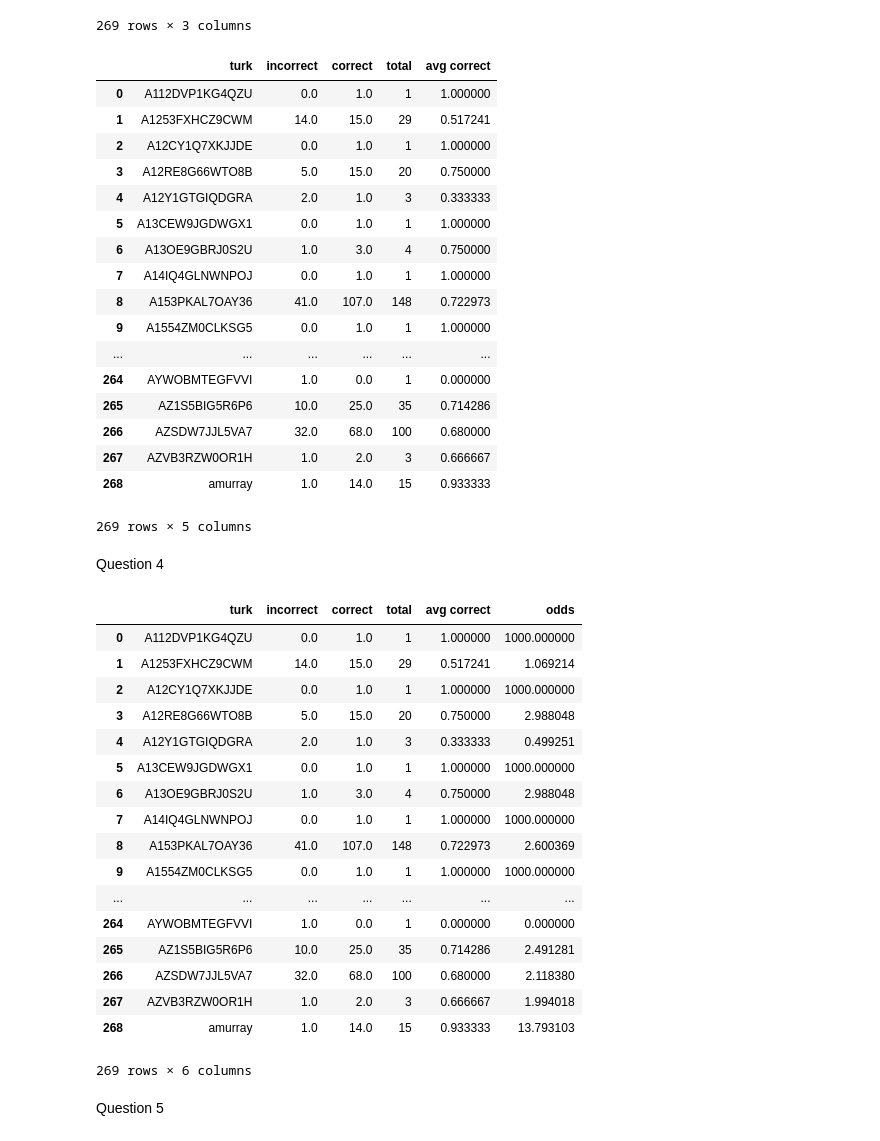
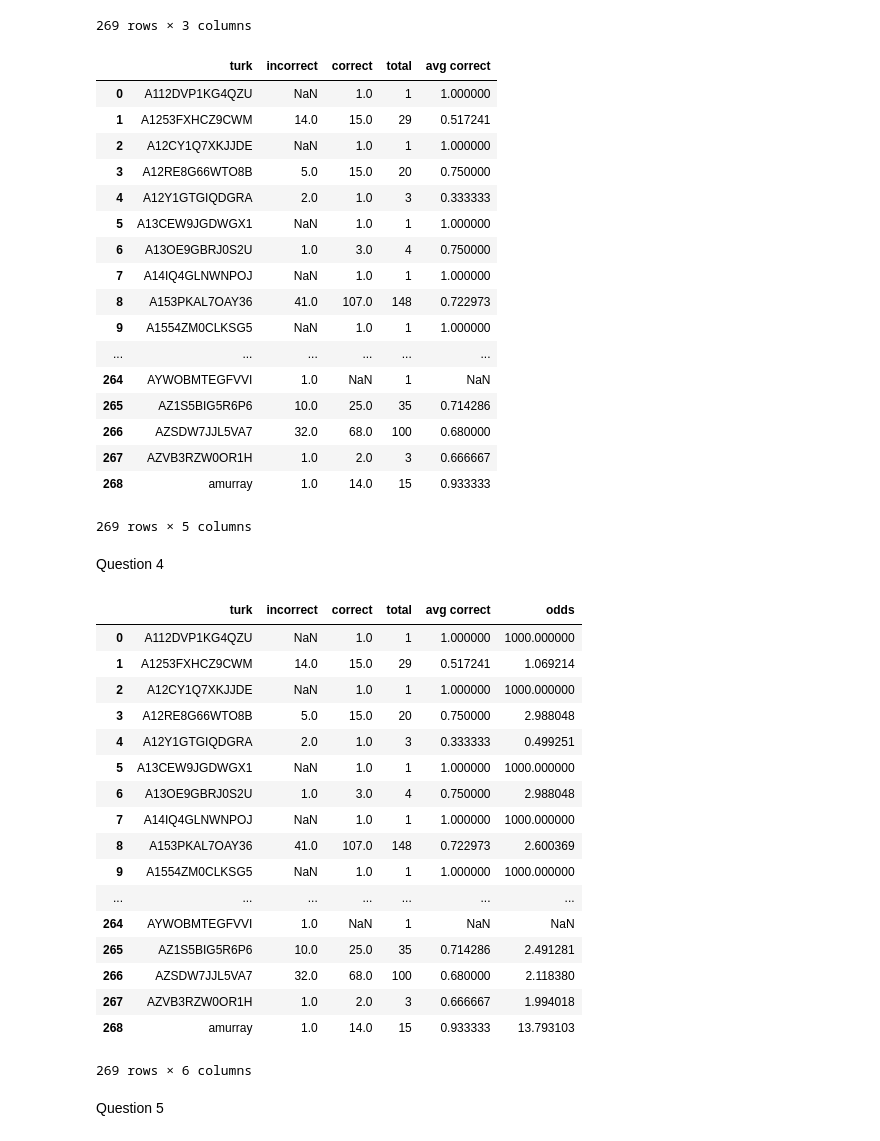
Before and after one commit to chenson2018/Data-Analytics-Programming-HW3, a Jupyter notebook: Henson HW3.ipynb, the cells around one changed output. Drawn from its saved outputs; the diff is of its cells as text; code cells hidden in the pictures.

```diff
--- a/Henson HW3.ipynb
+++ b/Henson HW3.ipynb
@@ -86,24 +86,24 @@ allTurk
 # %%
 rater_goodness = pd.merge(allTurk, count, on = 'turk')
 rater_goodness.columns = ['turk', 'incorrect', 'correct', 'total']
-rater_goodness = rater_goodness.fillna(0)
+#rater_goodness = rater_goodness.fillna(0)
 # %%
 rater_goodness['avg correct'] = rater_goodness['correct'] / rater_goodness['total']
 rater_goodness
 # %% [output]
 |  | turk | incorrect | correct | total | avg correct |
-| 0 | A112DVP1KG4QZU | 0.0 | 1.0 | 1 | 1.000000 |
+| 0 | A112DVP1KG4QZU | NaN | 1.0 | 1 | 1.000000 |
 | 1 | A1253FXHCZ9CWM | 14.0 | 15.0 | 29 | 0.517241 |
-| 2 | A12CY1Q7XKJJDE | 0.0 | 1.0 | 1 | 1.000000 |
+| 2 | A12CY1Q7XKJJDE | NaN | 1.0 | 1 | 1.000000 |
 | 3 | A12RE8G66WTO8B | 5.0 | 15.0 | 20 | 0.750000 |
 | 4 | A12Y1GTGIQDGRA | 2.0 | 1.0 | 3 | 0.333333 |
-| 5 | A13CEW9JGDWGX1 | 0.0 | 1.0 | 1 | 1.000000 |
+| 5 | A13CEW9JGDWGX1 | NaN | 1.0 | 1 | 1.000000 |
 | 6 | A13OE9GBRJ0S2U | 1.0 | 3.0 | 4 | 0.750000 |
-| 7 | A14IQ4GLNWNPOJ | 0.0 | 1.0 | 1 | 1.000000 |
+| 7 | A14IQ4GLNWNPOJ | NaN | 1.0 | 1 | 1.000000 |
 | 8 | A153PKAL7OAY36 | 41.0 | 107.0 | 148 | 0.722973 |
-| 9 | A1554ZM0CLKSG5 | 0.0 | 1.0 | 1 | 1.000000 |
+| 9 | A1554ZM0CLKSG5 | NaN | 1.0 | 1 | 1.000000 |
 | ... | ... | ... | ... | ... | ... |
-| 264 | AYWOBMTEGFVVI | 1.0 | 0.0 | 1 | 0.000000 |
+| 264 | AYWOBMTEGFVVI | 1.0 | NaN | 1 | NaN |
 | 265 | AZ1S5BIG5R6P6 | 10.0 | 25.0 | 35 | 0.714286 |
 | 266 | AZSDW7JJL5VA7 | 32.0 | 68.0 | 100 | 0.680000 |
 | 267 | AZVB3RZW0OR1H | 1.0 | 2.0 | 3 | 0.666667 |
@@ -113,21 +113,22 @@ rater_goodness
 Question 4
 # %%
 rater_goodness['odds'] = rater_goodness['avg correct'] / (1.001 - rater_goodness['avg correct'])
+rater_goodness['odds'].replace(0.000000, 1)
 rater_goodness
 # %% [output]
 |  | turk | incorrect | correct | total | avg correct | odds |
-| 0 | A112DVP1KG4QZU | 0.0 | 1.0 | 1 | 1.000000 | 1000.000000 |
+| 0 | A112DVP1KG4QZU | NaN | 1.0 | 1 | 1.000000 | 1000.000000 |
 | 1 | A1253FXHCZ9CWM | 14.0 | 15.0 | 29 | 0.517241 | 1.069214 |
-| 2 | A12CY1Q7XKJJDE | 0.0 | 1.0 | 1 | 1.000000 | 1000.000000 |
+| 2 | A12CY1Q7XKJJDE | NaN | 1.0 | 1 | 1.000000 | 1000.000000 |
 | 3 | A12RE8G66WTO8B | 5.0 | 15.0 | 20 | 0.750000 | 2.988048 |
 | 4 | A12Y1GTGIQDGRA | 2.0 | 1.0 | 3 | 0.333333 | 0.499251 |
-| 5 | A13CEW9JGDWGX1 | 0.0 | 1.0 | 1 | 1.000000 | 1000.000000 |
+| 5 | A13CEW9JGDWGX1 | NaN | 1.0 | 1 | 1.000000 | 1000.000000 |
 | 6 | A13OE9GBRJ0S2U | 1.0 | 3.0 | 4 | 0.750000 | 2.988048 |
-| 7 | A14IQ4GLNWNPOJ | 0.0 | 1.0 | 1 | 1.000000 | 1000.000000 |
+| 7 | A14IQ4GLNWNPOJ | NaN | 1.0 | 1 | 1.000000 | 1000.000000 |
 | 8 | A153PKAL7OAY36 | 41.0 | 107.0 | 148 | 0.722973 | 2.600369 |
-| 9 | A1554ZM0CLKSG5 | 0.0 | 1.0 | 1 | 1.000000 | 1000.000000 |
+| 9 | A1554ZM0CLKSG5 | NaN | 1.0 | 1 | 1.000000 | 1000.000000 |
 | ... | ... | ... | ... | ... | ... | ... |
-| 264 | AYWOBMTEGFVVI | 1.0 | 0.0 | 1 | 0.000000 | 0.000000 |
+| 264 | AYWOBMTEGFVVI | 1.0 | NaN | 1 | NaN | NaN |
 | 265 | AZ1S5BIG5R6P6 | 10.0 | 25.0 | 35 | 0.714286 | 2.491281 |
 | 266 | AZSDW7JJL5VA7 | 32.0 | 68.0 | 100 | 0.680000 | 2.118380 |
 | 267 | AZVB3RZW0OR1H | 1.0 | 2.0 | 3 | 0.666667 | 1.994018 |
```
Also changed, not shown: parts of 11 cells of this notebook.
